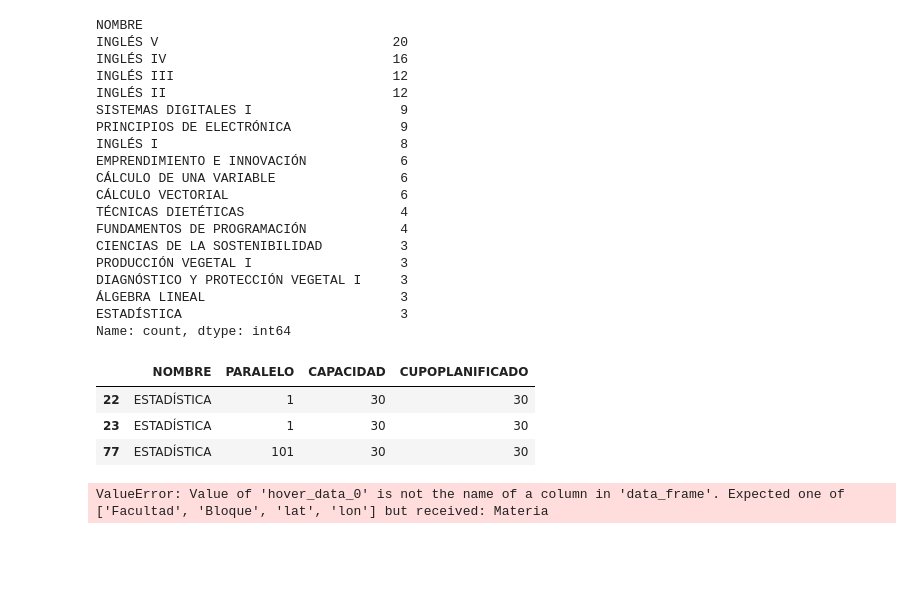
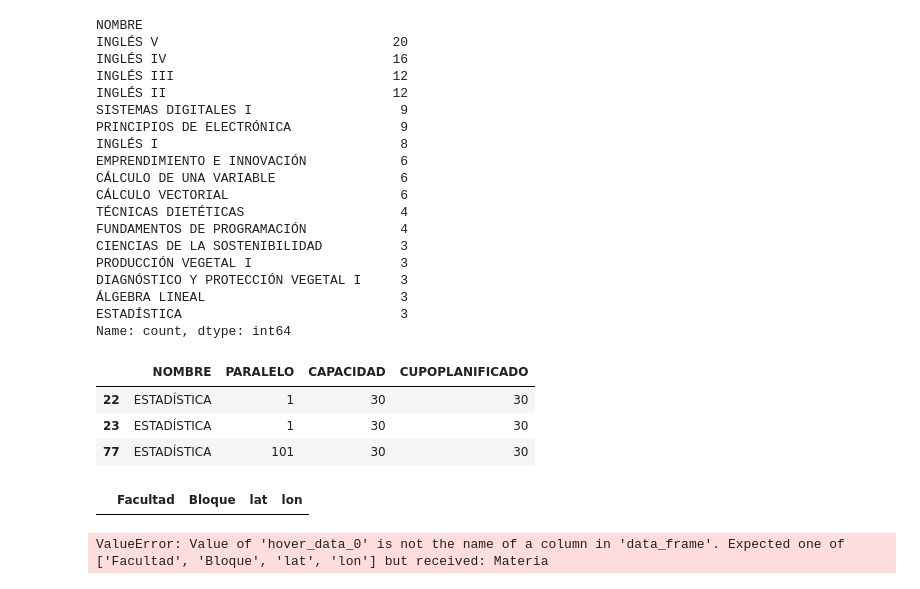
Before and after one commit to lromeror/Group_Slytheryn, a Jupyter notebook: EDA_ESPOL/EDA_ESPOL_PAE.ipynb, the cells around one changed output. Saved outputs shown, nothing was run; the diff lists cells and outputs as text; code cells hidden in the pictures; blank space fills up the shorter version.

```diff
--- a/EDA_ESPOL/EDA_ESPOL_PAE.ipynb
+++ b/EDA_ESPOL/EDA_ESPOL_PAE.ipynb
@@ -879,6 +879,9 @@ E
 | 77 | ESTADÍSTICA | 101 | 30 | 30 |
 # %%
 espol_ubi = pd.DataFrame(columns= ['Facultad', 'Bloque', 'lat', 'lon'])
+espol_ubi
+# %% [output]
+|  | Facultad | Bloque | lat | lon |
 # %%
 fig1 = px.scatter_mapbox(espol_ubi, lat="lat", lon="lon", hover_name="Bloque", hover_data=["Materia", "Facultad"],
                         color_discrete_sequence=["gray"], zoom=15, height=300)
```
